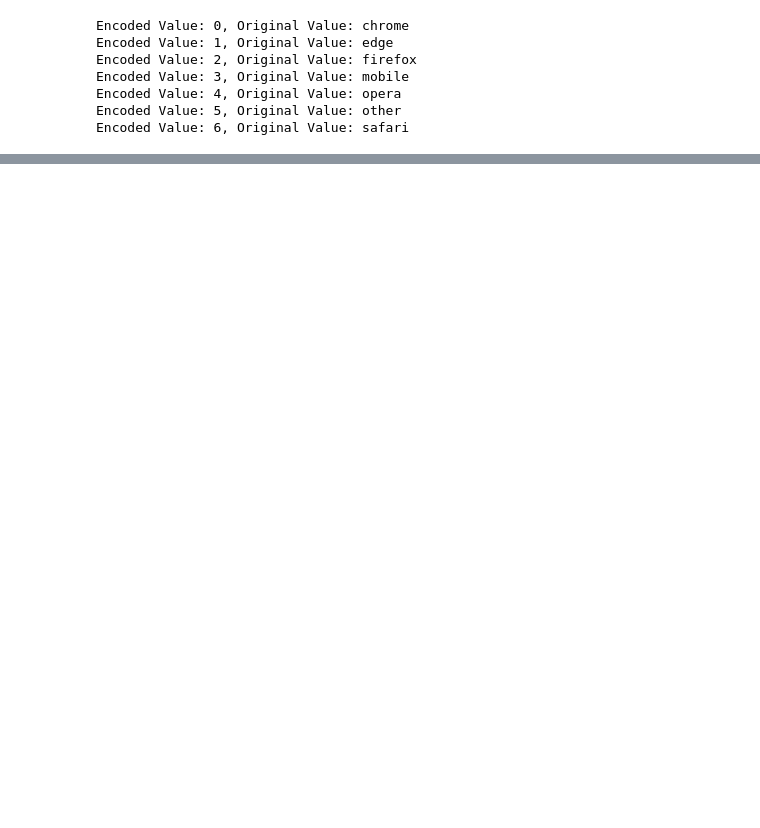
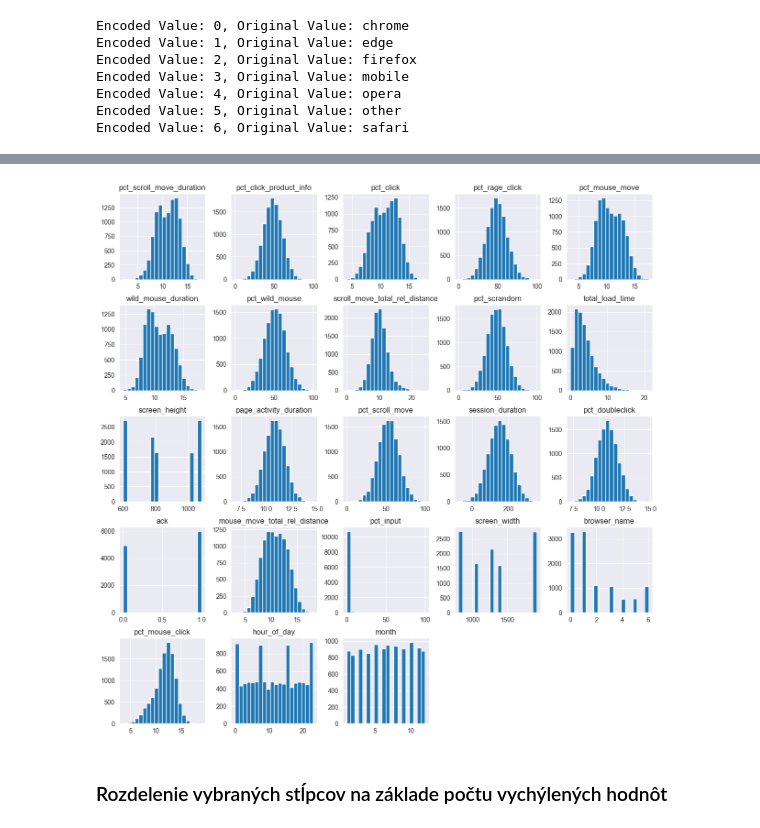
Before and after one commit to xslizik/iau-eshop, a Jupyter notebook: Preprocessing.ipynb, the cells around one changed output, grey strips where cells are left out. Saved outputs shown, nothing was run; the diff lists cells and outputs as text; code cells hidden in the pictures; blank space fills up the shorter version.

```diff
--- a/Preprocessing.ipynb
+++ b/Preprocessing.ipynb
@@ -180,3 +181,11 @@ sessions[columns_with_missing_values] = sessions_imputed_values
+# %%
+def replace_null_with_median(df, columns_with_missing_values):
+    median_values = df[columns_with_missing_values].median()
+    df_filled = df.copy()
+    df_filled[columns_with_missing_values] = df_filled[columns_with_missing_values].fillna(median_values)
+    return df_filled
+
+sessions = replace_null_with_median(sessions, null_cols2)
 # %%
 sessions.isnull().sum()
 # %% [output]
@@ -229,2 +208,0 @@ plt.show()
-# %%
-sessions = sessions[sessions['session_duration'] >= 0]
@@ -241,3 +208,0 @@ def remove_outliers_iqr(dataframe, column_name, threshold=1.5):
-# %%
-for column in sessions_columns:
-    sessions[column] = remove_outliers_iqr(sessions[column], column)
@@ -304,0 +212,7 @@ train_data, test_data = train_test_split(merged, test_size=0.2)
+# %%
+def convert_columns_to_float64(dataframe):
+    result_dataframe = dataframe.applymap(lambda x: pd.to_numeric(x, errors='coerce')).astype('float64')
+    return result_dataframe
+
+sessions = convert_columns_to_float64(sessions)
+sessions.info()
@@ -304,0 +243,7 @@ train_data, test_data = train_test_split(merged, test_size=0.2)
+# %%
+sessions.hist(bins=20, figsize=(15, 15))
+plt.show()
+# %% [output]
+[figure, added]
+# %% [markdown]
+### Rozdelenie vybraných stĺpcov na základe počtu vychýlených hodnôt
```
Also changed, not shown: parts of 88 cells of this notebook, 1 other file.
